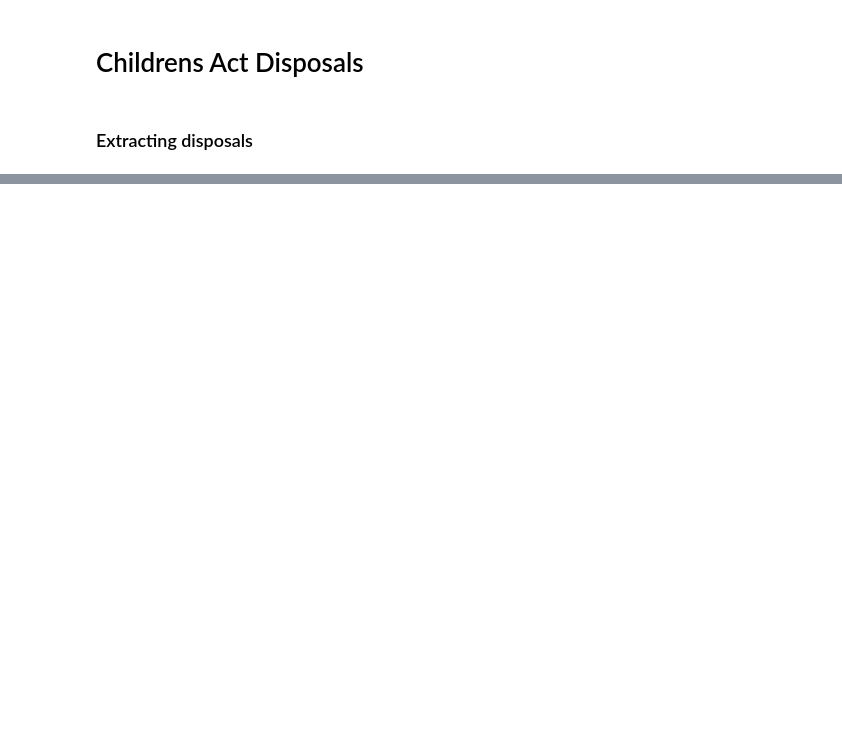
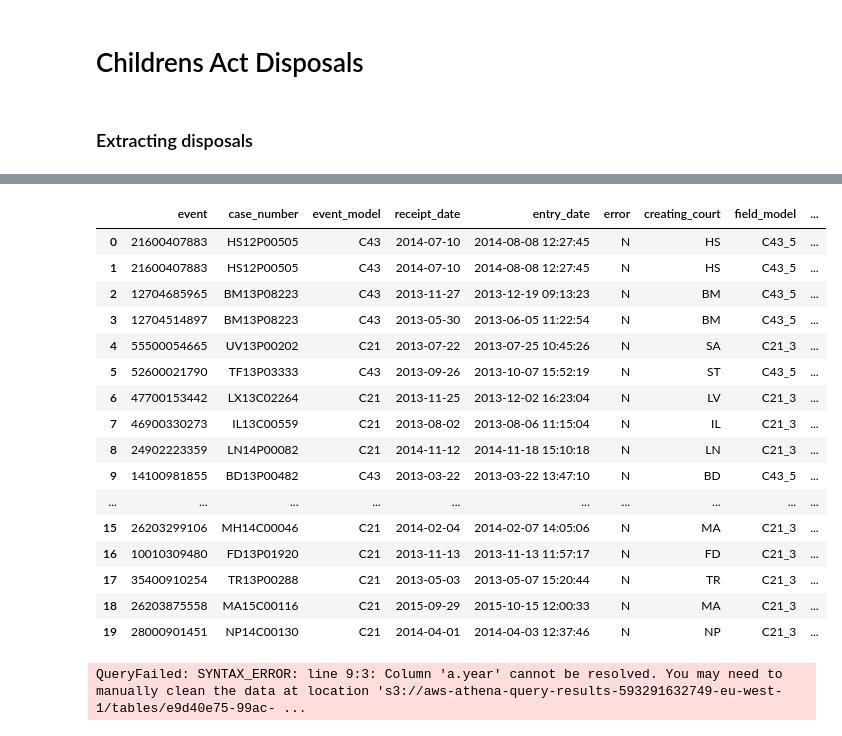
Before and after one commit to moj-analytical-services/FCSQ_data, a Jupyter notebook: data/ca_act_disps.ipynb, the cells around one changed output, grey strips where cells are left out. Drawn from its saved outputs; the diff is of its cells as text; code cells hidden in the pictures; blank space fills up the shorter version.

```diff
--- a/data/ca_act_disps.ipynb
+++ b/data/ca_act_disps.ipynb
@@ -76,0 +152,63 @@ pydb.read_sql_query ("select * from __temp__.ca_disps")
+# %%
+pydb.read_sql_query ("select * from __temp__.ca_disps_child_case limit 20")
+# %% [output]
+|  | event | case_number | event_model | receipt_date | entry_date | error | creating_court | field_model | ... |
+| 0 | 21600407883 | HS12P00505 | C43 | 2014-07-10 | 2014-08-08 12:27:45 | N | HS | C43_5 | ... |
+| 1 | 21600407883 | HS12P00505 | C43 | 2014-07-10 | 2014-08-08 12:27:45 | N | HS | C43_5 | ... |
+| 2 | 12704685965 | BM13P08223 | C43 | 2013-11-27 | 2013-12-19 09:13:23 | N | BM | C43_5 | ... |
+| 3 | 12704514897 | BM13P08223 | C43 | 2013-05-30 | 2013-06-05 11:22:54 | N | BM | C43_5 | ... |
+| 4 | 55500054665 | UV13P00202 | C21 | 2013-07-22 | 2013-07-25 10:45:26 | N | SA | C21_3 | ... |
+| 5 | 52600021790 | TF13P03333 | C43 | 2013-09-26 | 2013-10-07 15:52:19 | N | ST | C43_5 | ... |
+| 6 | 47700153442 | LX13C02264 | C21 | 2013-11-25 | 2013-12-02 16:23:04 | N | LV | C21_3 | ... |
+| 7 | 46900330273 | IL13C00559 | C21 | 2013-08-02 | 2013-08-06 11:15:04 | N | IL | C21_3 | ... |
+| 8 | 24902223359 | LN14P00082 | C21 | 2014-11-12 | 2014-11-18 15:10:18 | N | LN | C21_3 | ... |
+| 9 | 14100981855 | BD13P00482 | C43 | 2013-03-22 | 2013-03-22 13:47:10 | N | BD | C43_5 | ... |
+| ... | ... | ... | ... | ... | ... | ... | ... | ... | ... |
+| 15 | 26203299106 | MH14C00046 | C21 | 2014-02-04 | 2014-02-07 14:05:06 | N | MA | C21_3 | ... |
+| 16 | 10010309480 | FD13P01920 | C21 | 2013-11-13 | 2013-11-13 11:57:17 | N | FD | C21_3 | ... |
+| 17 | 35400910254 | TR13P00288 | C21 | 2013-05-03 | 2013-05-07 15:20:44 | N | TR | C21_3 | ... |
+| 18 | 26203875558 | MA15C00116 | C21 | 2015-09-29 | 2015-10-15 12:00:33 | N | MA | C21_3 | ... |
+| 19 | 28000901451 | NP14C00130 | C21 | 2014-04-01 | 2014-04-03 12:37:46 | N | NP | C21_3 | ... |
+# %%
+d4 = f"""
+  SELECT
+    a.case_number,
+    a.receipt_date,
+    a.year,
+    a.quarter,
+    a.event,
+    a.field_model,
+    a.court_code,
+    a.order_type,
+    a.child_role_id,
+    p.dob,
+    p.gender,
+    r.delete_flag
+  FROM
+    __temp__.ca_disps_child_event a
+    JOIN {db1}.roles r on a.child_role_id = r.role
+    JOIN {db1}.parties p on r.party = p.party
+  WHERE
+    r.mojap_snapshot_date = DATE'{snapshot_date}'
+    AND p.mojap_snapshot_date = DATE'{snapshot_date}'
+  UNION ALL
+  SELECT
+    a.case_number,
+    a.receipt_date,
+    a.year,
+    a.quarter,
+    a.event,
+    a.field_model,
+    a.court_code,
+    a.order_type,
+    a.child_role_id,
+    a.dob,
+    a.gender,
+    a.delete_flag
+  FROM
+    __temp__.ca_disps_child_case a
+"""
+
+pydb.create_temp_table(d4, "ca_disps_all_children")
+# %% [output]
+QueryFailed: SYNTAX_ERROR: line 9:3: Column 'a.year' cannot be resolved. You may need to manually clean the data at location 's3://aws-athena-query-results-593291632749-eu-west-1/tables/e9d40e75-99ac- ...
```
Also changed, not shown: parts of 6 cells of this notebook.
